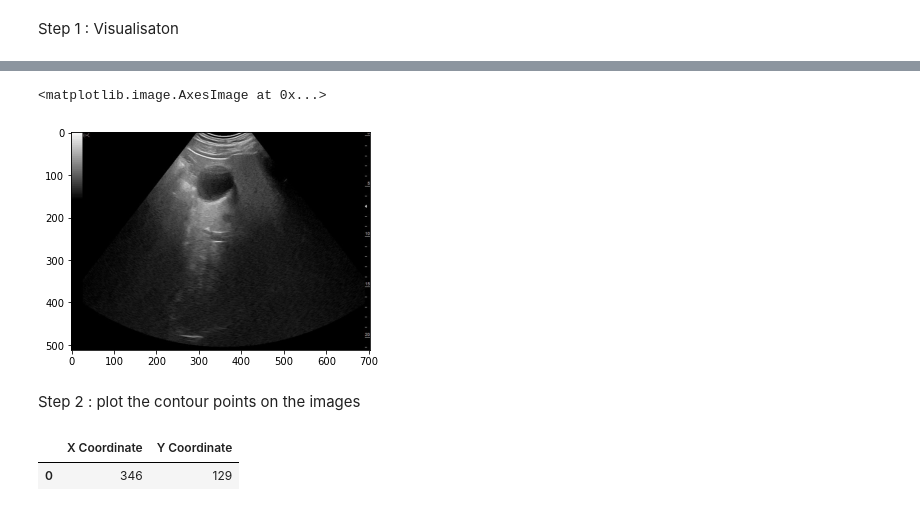
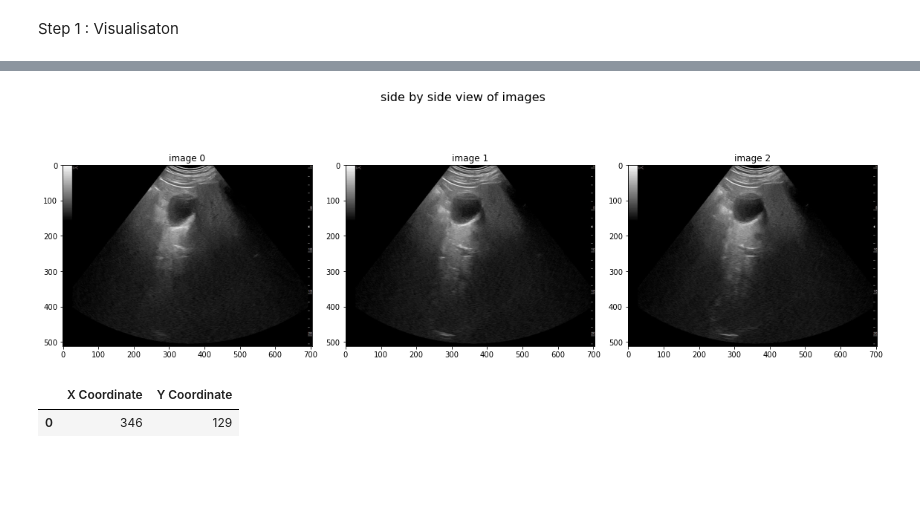
Before and after one commit to yousraBRK/Vesicule_Segmentation_with_ContourRegularisation, a Jupyter notebook: Code.ipynb, the cells around one changed output, grey strips where cells are left out. Saved outputs shown, nothing was run; the diff lists cells and outputs as text; code cells hidden in the pictures; blank space fills up the shorter version.

```diff
--- a/Code.ipynb
+++ b/Code.ipynb
@@ -41,11 +29,30 @@ plt.imshow(image6)
-# %%
-image7= cv2.imread(os.path.join(file_path,image7_Path))
-plt.imshow(image7)
-# %% [output]
-<matplotlib.image.AxesImage at 0x...>
-[figure, removed]
-# %% [markdown]
-Step 2 : plot the contour points on the images
+# %%
+image5= cv2.imread(os.path.join(file_path,image5_Path))
+image6= cv2.imread(os.path.join(file_path,image6_Path))
+image7= cv2.imread(os.path.join(file_path,image7_Path))
+
+
+
+imagesInitials=[image5,image6,image7]
+
+
+
+NUM_ROWS = 1
+IMGs_IN_ROW = 3
+
+f, ax_arr = plt.subplots(NUM_ROWS, IMGs_IN_ROW, figsize=(16,6))
+
+for i, image in enumerate(imagesInitials):
+    ax_arr[i].imshow(image)
+    ax_arr[i].set_title('image '+ str(i))
+
+
+title = 'side by side view of images'
+f.suptitle(title, fontsize=16)
+plt.tight_layout()
+plt.show()
+# %% [output]
+[figure, added]
 # %%
 #Read the csv points files
 points5_df = pd.read_csv(os.path.join(file_path,points5_file),sep=";")
```
Also changed, not shown: parts of 18 cells of this notebook.
